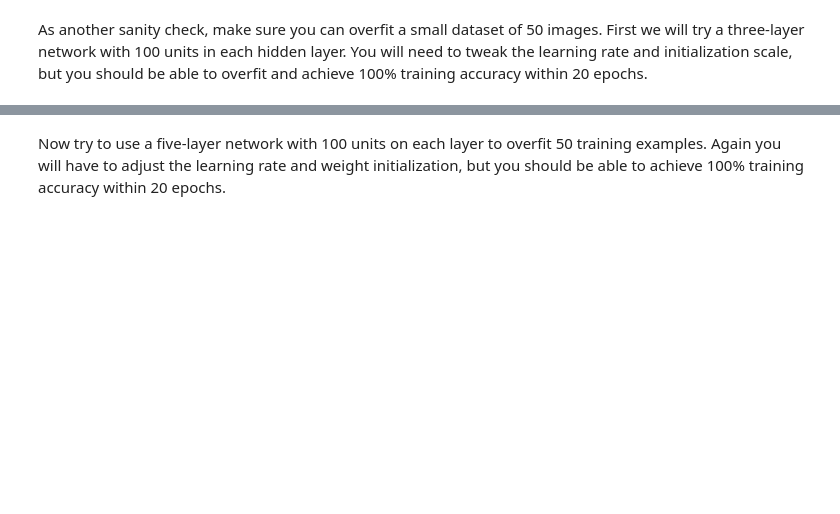
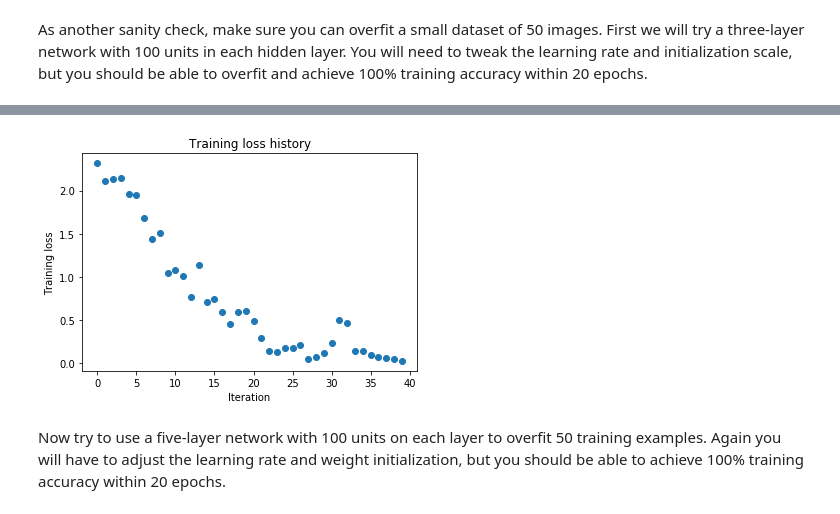
Before and after one commit to joaoflf/cs231n, a Jupyter notebook: assignment2/FullyConnectedNets.ipynb, the cells around one changed output, grey strips where cells are left out. Cells and saved outputs as stored; diff of their text form; code cells hidden in the pictures; blank space fills up the shorter version.

```diff
--- a/assignment2/FullyConnectedNets.ipynb
+++ b/assignment2/FullyConnectedNets.ipynb
@@ -343,7 +433,7 @@ small_data = {
 }
 
 weight_scale = 1e-2
-learning_rate = 1e-4
+learning_rate = 1e-2
 model = FullyConnectedNet([100, 100],
               weight_scale=weight_scale, dtype=np.float64)
 solver = Solver(model, small_data,
@@ -360,3 +450,4 @@ plt.title('Training loss history')
 plt.xlabel('Iteration')
 plt.ylabel('Training loss')
 plt.show()
+# %% [output]
@@ -363,3 +471,4 @@ plt.show()
+[figure, added]
 # %% [markdown]
 Now try to use a five-layer network with 100 units on each layer to overfit 50 training examples. Again you will have to adjust the learning rate and weight initialization, but you should be able to achieve 100% training accuracy within 20 epochs.
 # %%
```
Also changed, not shown: parts of 14 cells of this notebook.
